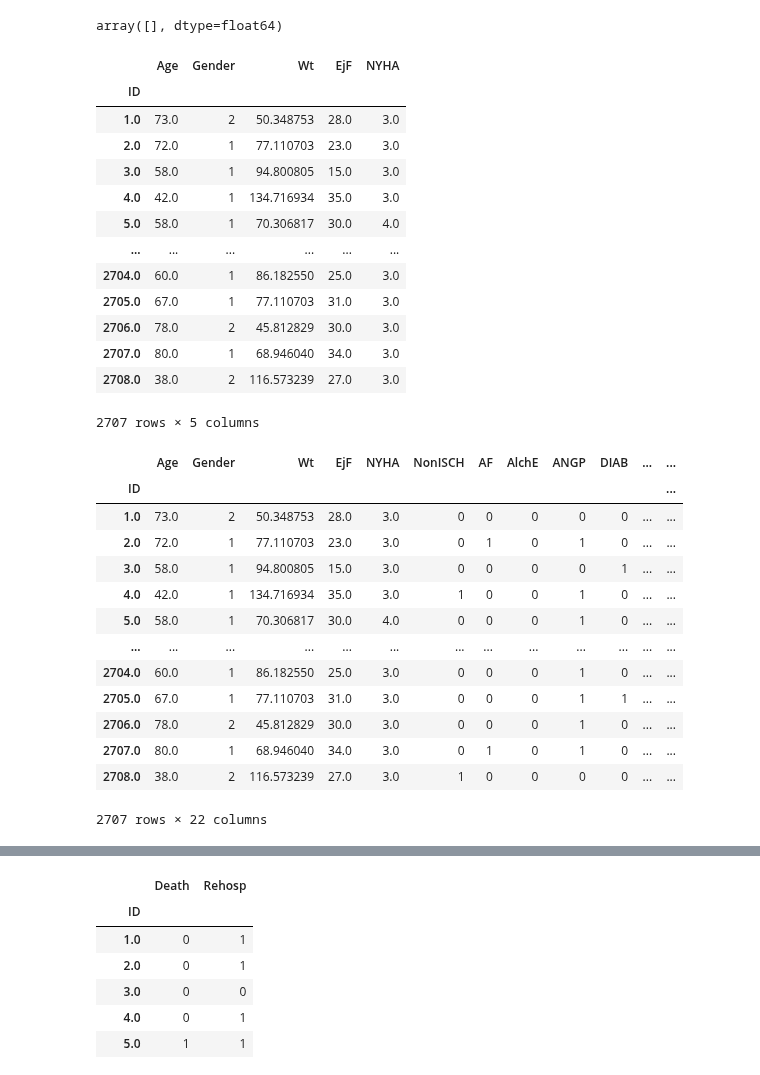
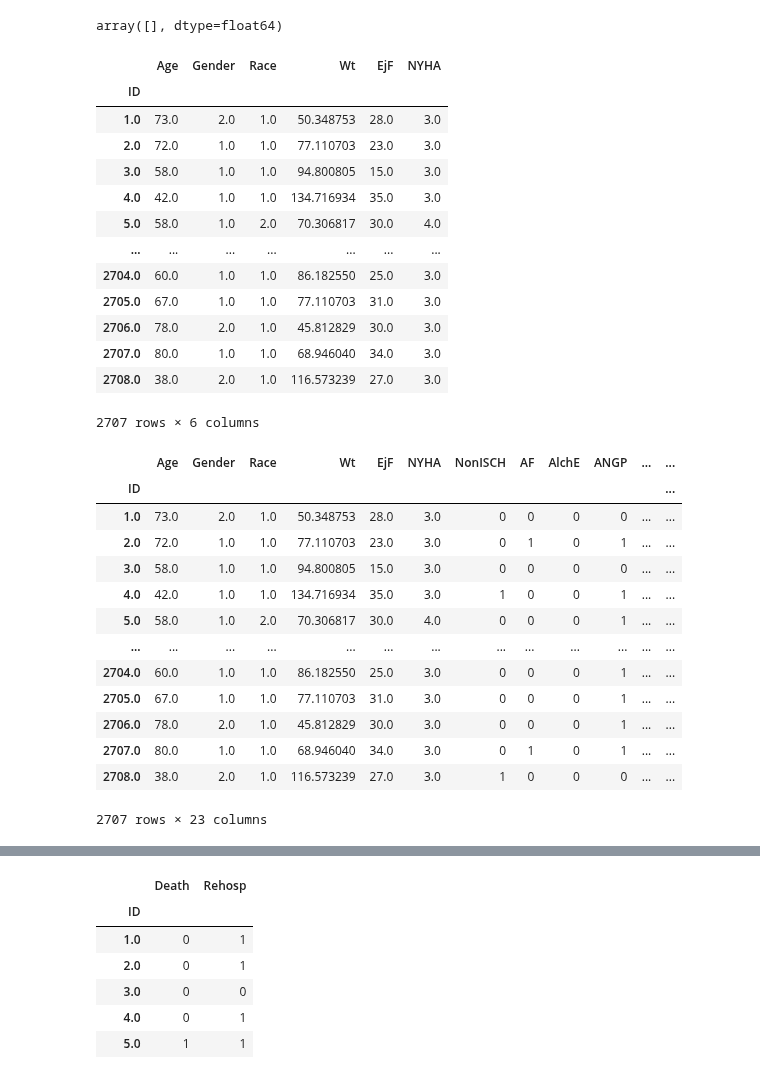
Before and after one commit to jozieLamp/CARNA, a Jupyter notebook: Score Label Preprocessing/BEST Data Preprocessing.ipynb, the cells around one changed output, grey strips where cells are left out. Drawn from its saved outputs; the diff is of its cells as text; code cells hidden in the pictures.

```diff
--- a/Score Label Preprocessing/BEST Data Preprocessing.ipynb
+++ b/Score Label Preprocessing/BEST Data Preprocessing.ipynb
@@ -45,18 +45,20 @@ lst = []
 for idx in pcsf.index:
     pt = pcsf.loc[idx]
     if pt['PCSEX'] == 1:
-        lst.append(1)
+        lst.append(1.0)
     else:
-        lst.append(2)
+        lst.append(2.0)
 cohort['Gender'] = lst
 
 lst = []
 for idx in pcsf.index:
     pt = pcsf.loc[idx]
     if pt['RACE4'] == b'White':
-        lst.append(1)
+        lst.append(1.0)
     else:
-        lst.append(2)
+        lst.append(2.0)
+
+cohort['Race'] = lst
 
 #weight, convert to all be Kg
 lst = []
@@ -119,47 +121,47 @@ for idx in t.index:
     if idx not in cvs.index:
         lst.append(np.nan)
     else:
         pt = cvs.loc[idx]
 
         if type(pt) == pd.Series:
             if pt['VISIT'] == 1.0 or pt['VISIT'] == 2.0:
                 lst.append(pt[colName])
             else:
                 lst.append(np.nan)
 
         else: #multiple rows for patient
             e1 = np.nan
             e2 = np.nan
             if 1.0 in pt['VISIT'].tolist():
                 v1pt = pt[pt['VISIT'] == 1.0]
                 e1 = v1pt[colName].item()
             if 2.0 in pt['VISIT'].tolist():
                 v2pt = pt[pt['VISIT'] == 2.0]
                 e2 = v2pt[colName].item()
 
             if not pd.isna(e1):
                 lst.append(e1)
             else:
                 lst.append(e2)
 
 cohort['NYHA'] = lst
 
 cohort
 # %% [output]
-|  | Age | Gender | Wt | EjF | NYHA |
-| ID |  |  |  |  |  |
-| 1.0 | 73.0 | 2 | 50.348753 | 28.0 | 3.0 |
-| 2.0 | 72.0 | 1 | 77.110703 | 23.0 | 3.0 |
-| 3.0 | 58.0 | 1 | 94.800805 | 15.0 | 3.0 |
-| 4.0 | 42.0 | 1 | 134.716934 | 35.0 | 3.0 |
-| 5.0 | 58.0 | 1 | 70.306817 | 30.0 | 4.0 |
-| ... | ... | ... | ... | ... | ... |
-| 2704.0 | 60.0 | 1 | 86.182550 | 25.0 | 3.0 |
-| 2705.0 | 67.0 | 1 | 77.110703 | 31.0 | 3.0 |
-| 2706.0 | 78.0 | 2 | 45.812829 | 30.0 | 3.0 |
-| 2707.0 | 80.0 | 1 | 68.946040 | 34.0 | 3.0 |
-| 2708.0 | 38.0 | 2 | 116.573239 | 27.0 | 3.0 |
+|  | Age | Gender | Race | Wt | EjF | NYHA |
+| ID |  |  |  |  |  |  |
+| 1.0 | 73.0 | 2.0 | 1.0 | 50.348753 | 28.0 | 3.0 |
+| 2.0 | 72.0 | 1.0 | 1.0 | 77.110703 | 23.0 | 3.0 |
+| 3.0 | 58.0 | 1.0 | 1.0 | 94.800805 | 15.0 | 3.0 |
+| 4.0 | 42.0 | 1.0 | 1.0 | 134.716934 | 35.0 | 3.0 |
+| 5.0 | 58.0 | 1.0 | 2.0 | 70.306817 | 30.0 | 4.0 |
+| ... | ... | ... | ... | ... | ... | ... |
+| 2704.0 | 60.0 | 1.0 | 1.0 | 86.182550 | 25.0 | 3.0 |
+| 2705.0 | 67.0 | 1.0 | 1.0 | 77.110703 | 31.0 | 3.0 |
+| 2706.0 | 78.0 | 2.0 | 1.0 | 45.812829 | 30.0 | 3.0 |
+| 2707.0 | 80.0 | 1.0 | 1.0 | 68.946040 | 34.0 | 3.0 |
+| 2708.0 | 38.0 | 2.0 | 1.0 | 116.573239 | 27.0 | 3.0 |
-2707 rows × 5 columns
+2707 rows × 6 columns
 # %%
 #Conditions
 #Non isch
@@ -382,20 +384,20 @@ cohort['PTCI'] = lst
 
 cohort
 # %% [output]
-|  | Age | Gender | Wt | EjF | NYHA | NonISCH | AF | AlchE | ANGP | DIAB | ... | ... |
+|  | Age | Gender | Race | Wt | EjF | NYHA | NonISCH | AF | AlchE | ANGP | ... | ... |
 | ID |  |  |  |  |  |  |  |  |  |  |  | ... |
-| 1.0 | 73.0 | 2 | 50.348753 | 28.0 | 3.0 | 0 | 0 | 0 | 0 | 0 | ... | ... |
-| 2.0 | 72.0 | 1 | 77.110703 | 23.0 | 3.0 | 0 | 1 | 0 | 1 | 0 | ... | ... |
-| 3.0 | 58.0 | 1 | 94.800805 | 15.0 | 3.0 | 0 | 0 | 0 | 0 | 1 | ... | ... |
-| 4.0 | 42.0 | 1 | 134.716934 | 35.0 | 3.0 | 1 | 0 | 0 | 1 | 0 | ... | ... |
-| 5.0 | 58.0 | 1 | 70.306817 | 30.0 | 4.0 | 0 | 0 | 0 | 1 | 0 | ... | ... |
+| 1.0 | 73.0 | 2.0 | 1.0 | 50.348753 | 28.0 | 3.0 | 0 | 0 | 0 | 0 | ... | ... |
+| 2.0 | 72.0 | 1.0 | 1.0 | 77.110703 | 23.0 | 3.0 | 0 | 1 | 0 | 1 | ... | ... |
+| 3.0 | 58.0 | 1.0 | 1.0 | 94.800805 | 15.0 | 3.0 | 0 | 0 | 0 | 0 | ... | ... |
+| 4.0 | 42.0 | 1.0 | 1.0 | 134.716934 | 35.0 | 3.0 | 1 | 0 | 0 | 1 | ... | ... |
+| 5.0 | 58.0 | 1.0 | 2.0 | 70.306817 | 30.0 | 4.0 | 0 | 0 | 0 | 1 | ... | ... |
 | ... | ... | ... | ... | ... | ... | ... | ... | ... | ... | ... | ... | ... |
-| 2704.0 | 60.0 | 1 | 86.182550 | 25.0 | 3.0 | 0 | 0 | 0 | 1 | 0 | ... | ... |
-| 2705.0 | 67.0 | 1 | 77.110703 | 31.0 | 3.0 | 0 | 0 | 0 | 1 | 1 | ... | ... |
-| 2706.0 | 78.0 | 2 | 45.812829 | 30.0 | 3.0 | 0 | 0 | 0 | 1 | 0 | ... | ... |
-| 2707.0 | 80.0 | 1 | 68.946040 | 34.0 | 3.0 | 0 | 1 | 0 | 1 | 0 | ... | ... |
-| 2708.0 | 38.0 | 2 | 116.573239 | 27.0 | 3.0 | 1 | 0 | 0 | 0 | 0 | ... | ... |
+| 2704.0 | 60.0 | 1.0 | 1.0 | 86.182550 | 25.0 | 3.0 | 0 | 0 | 0 | 1 | ... | ... |
+| 2705.0 | 67.0 | 1.0 | 1.0 | 77.110703 | 31.0 | 3.0 | 0 | 0 | 0 | 1 | ... | ... |
+| 2706.0 | 78.0 | 2.0 | 1.0 | 45.812829 | 30.0 | 3.0 | 0 | 0 | 0 | 1 | ... | ... |
+| 2707.0 | 80.0 | 1.0 | 1.0 | 68.946040 | 34.0 | 3.0 | 0 | 1 | 0 | 1 | ... | ... |
+| 2708.0 | 38.0 | 2.0 | 1.0 | 116.573239 | 27.0 | 3.0 | 1 | 0 | 0 | 0 | ... | ... |
-2707 rows × 22 columns
+2707 rows × 23 columns
 # %%
 #Labs
 #ALB
```
Also changed, not shown: parts of 4 cells of this notebook, 7 other files.
